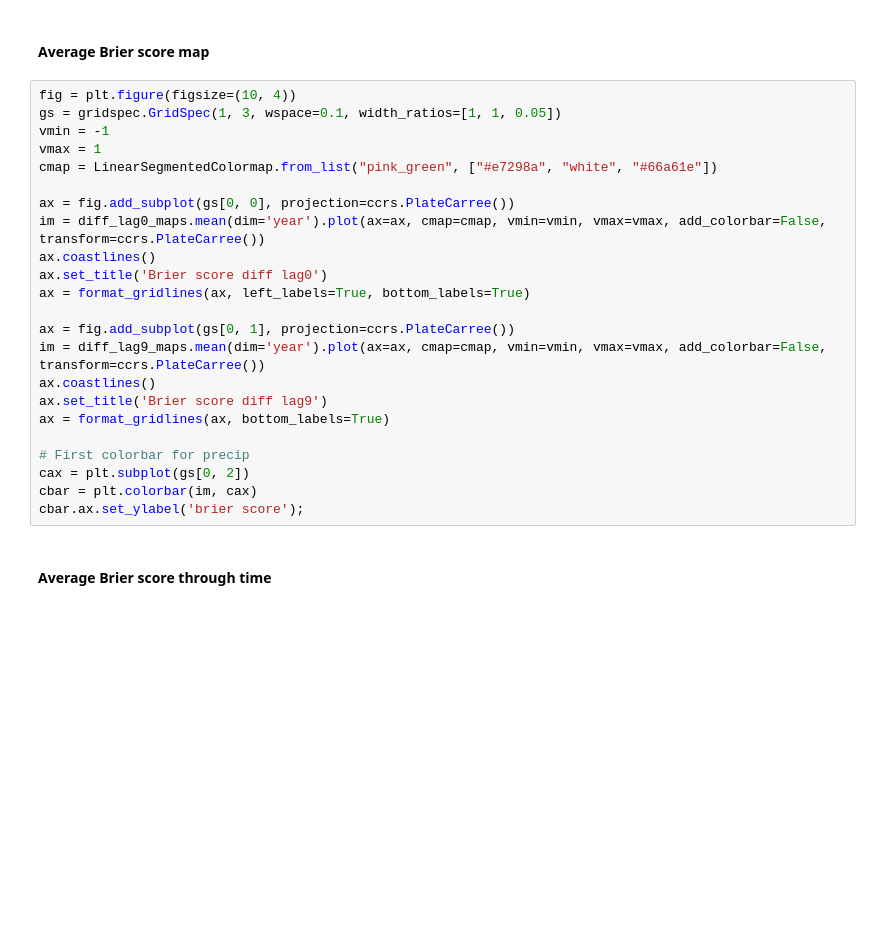
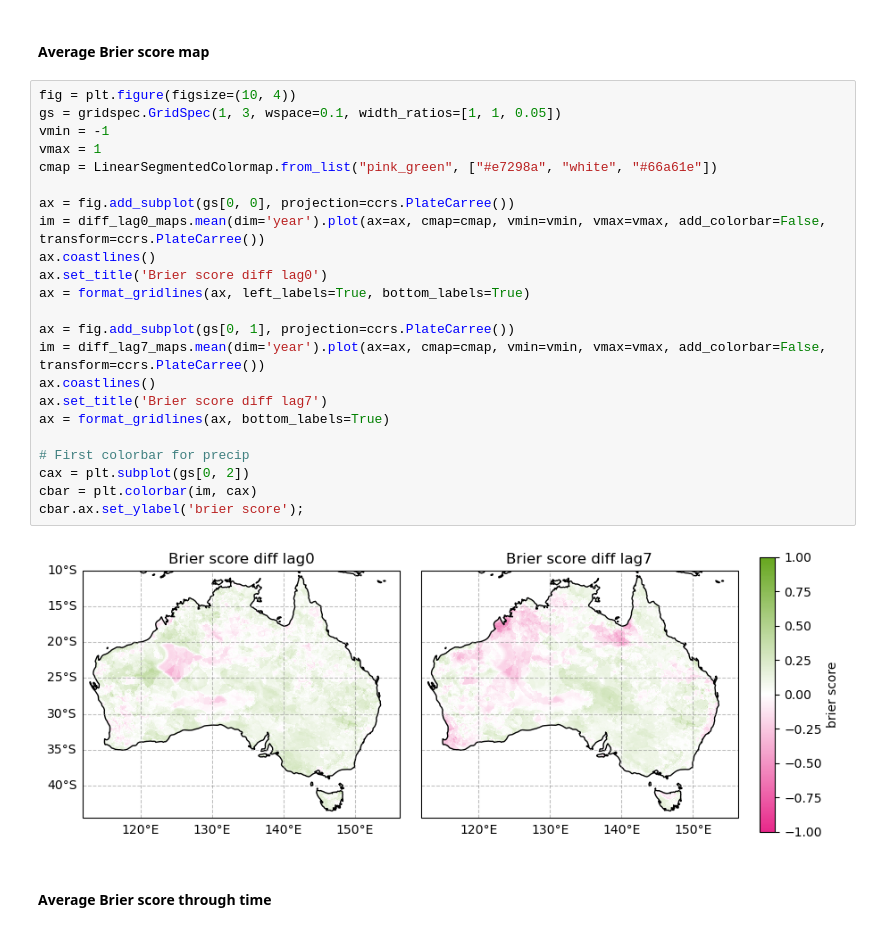
Before and after one commit to rubylieber/CSIRO_ENSO, a Jupyter notebook: Forecasting/Forecast median EN_update.ipynb, the cells around one changed output. Cells and saved outputs as stored; diff of their text form; blank space fills up the shorter version.

```diff
--- a/Forecasting/Forecast median EN_update.ipynb
+++ b/Forecasting/Forecast median EN_update.ipynb
@@ -290,26 +282,28 @@ cbar = plt.colorbar(im, ax=axs, orientation='horizontal', shrink=0.75, pad=0.05)
 # %%
 fig = plt.figure(figsize=(10, 4))
 gs = gridspec.GridSpec(1, 3, wspace=0.1, width_ratios=[1, 1, 0.05])
 vmin = -1
 vmax = 1
 cmap = LinearSegmentedColormap.from_list("pink_green", ["#e7298a", "white", "#66a61e"])
 
 ax = fig.add_subplot(gs[0, 0], projection=ccrs.PlateCarree())
 im = diff_lag0_maps.mean(dim='year').plot(ax=ax, cmap=cmap, vmin=vmin, vmax=vmax, add_colorbar=False, transform=ccrs.PlateCarree())
 ax.coastlines()
 ax.set_title('Brier score diff lag0')
 ax = format_gridlines(ax, left_labels=True, bottom_labels=True)
 
 ax = fig.add_subplot(gs[0, 1], projection=ccrs.PlateCarree())
-im = diff_lag9_maps.mean(dim='year').plot(ax=ax, cmap=cmap, vmin=vmin, vmax=vmax, add_colorbar=False, transform=ccrs.PlateCarree())
+im = diff_lag7_maps.mean(dim='year').plot(ax=ax, cmap=cmap, vmin=vmin, vmax=vmax, add_colorbar=False, transform=ccrs.PlateCarree())
 ax.coastlines()
-ax.set_title('Brier score diff lag9')
+ax.set_title('Brier score diff lag7')
 ax = format_gridlines(ax, bottom_labels=True)
 
 # First colorbar for precip
 cax = plt.subplot(gs[0, 2])
 cbar = plt.colorbar(im, cax)
 cbar.ax.set_ylabel('brier score');
+# %% [output]
+[figure, added]
 # %% [markdown]
 #### Average Brier score through time
 # %%
```
Also changed, not shown: parts of 24 cells of this notebook, 1 other file.
